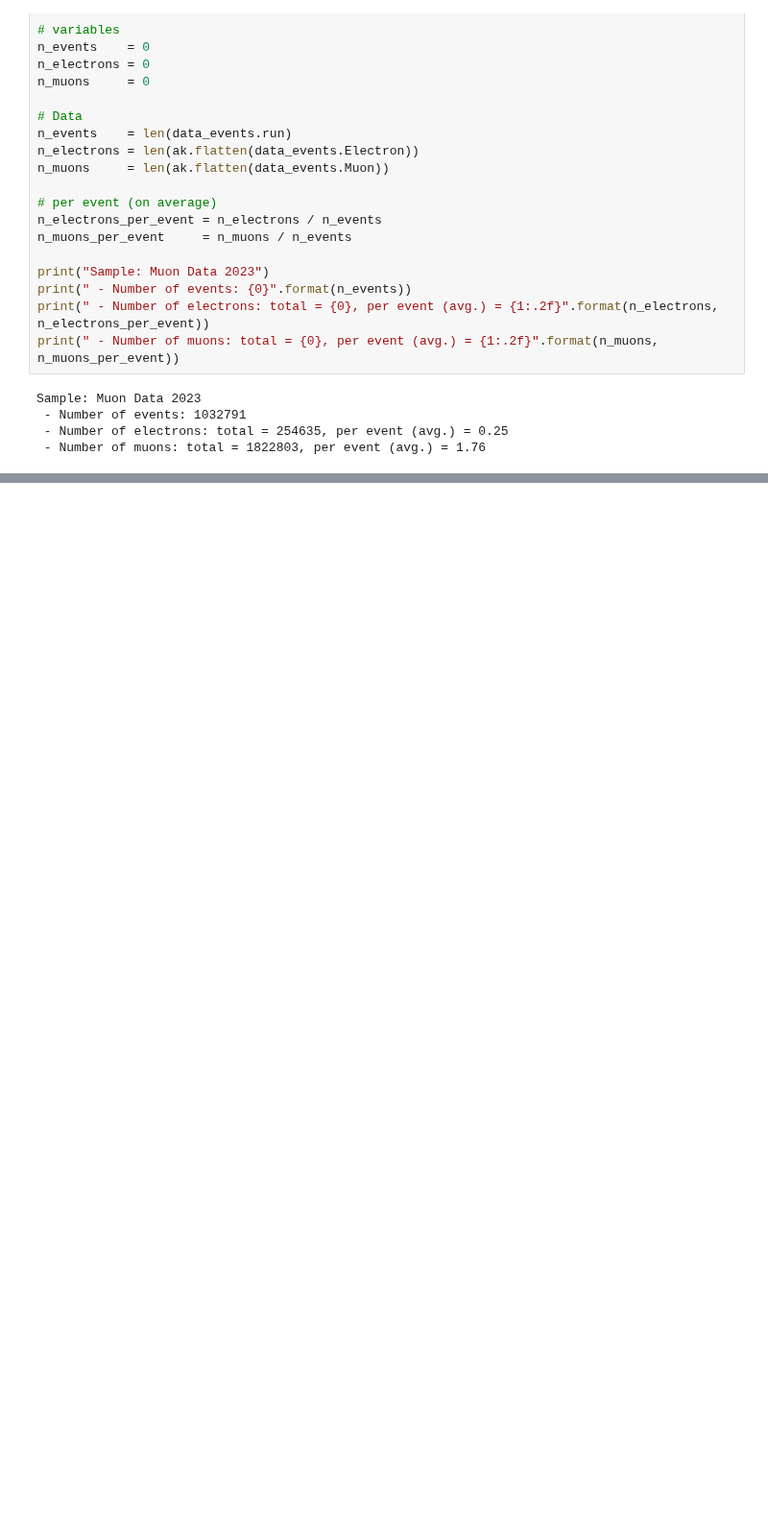
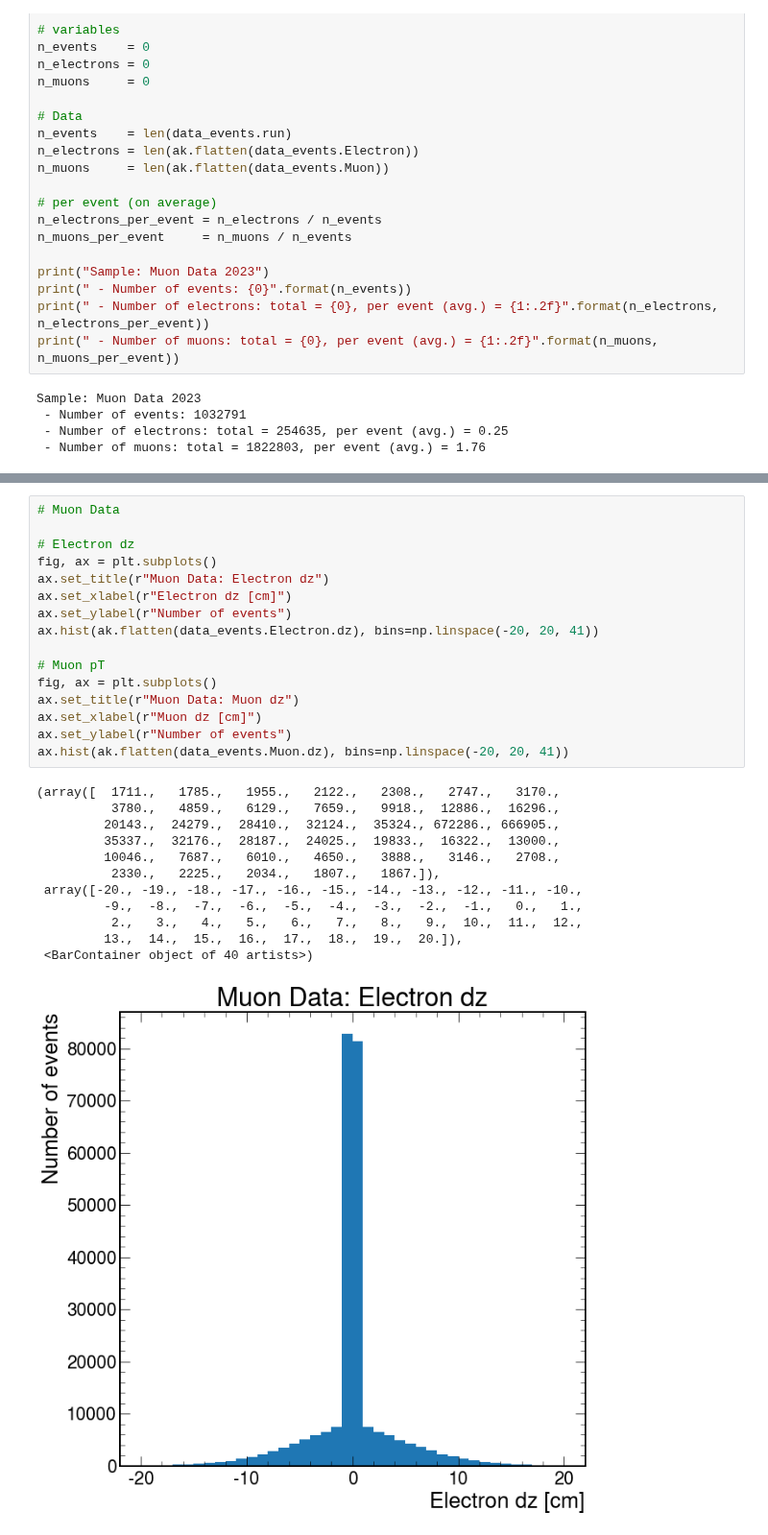
Before and after one commit to ku-cms/LeptonStudies, a Jupyter notebook: notebooks/electron_tnp_Jpsi_mass.ipynb, the cells around one changed output, grey strips where cells are left out. Shown at 96% size. Drawn from its saved outputs; the diff is of its cells as text; blank space fills up the shorter version.

```diff
--- a/notebooks/electron_tnp_Jpsi_mass.ipynb
+++ b/notebooks/electron_tnp_Jpsi_mass.ipynb
@@ -122,0 +140,29 @@ ax.hist(ak.flatten(data_events.Muon.pt), bins=np.linspace(0, 100, 101))
+# %%
+# Muon Data
+
+# Electron dz
+fig, ax = plt.subplots()
+ax.set_title(r"Muon Data: Electron dz")
+ax.set_xlabel(r"Electron dz [cm]")
+ax.set_ylabel(r"Number of events")
+ax.hist(ak.flatten(data_events.Electron.dz), bins=np.linspace(-20, 20, 41))
+
+# Muon pT
+fig, ax = plt.subplots()
+ax.set_title(r"Muon Data: Muon dz")
+ax.set_xlabel(r"Muon dz [cm]")
+ax.set_ylabel(r"Number of events")
+ax.hist(ak.flatten(data_events.Muon.dz), bins=np.linspace(-20, 20, 41))
+# %% [output]
+(array([  1711.,   1785.,   1955.,   2122.,   2308.,   2747.,   3170.,
+          3780.,   4859.,   6129.,   7659.,   9918.,  12886.,  16296.,
+         20143.,  24279.,  28410.,  32124.,  35324., 672286., 666905.,
+         35337.,  32176.,  28187.,  24025.,  19833.,  16322.,  13000.,
+         10046.,   7687.,   6010.,   4650.,   3888.,   3146.,   2708.,
+          2330.,   2225.,   2034.,   1807.,   1867.]),
+ array([-20., -19., -18., -17., -16., -15., -14., -13., -12., -11., -10.,
+         -9.,  -8.,  -7.,  -6.,  -5.,  -4.,  -3.,  -2.,  -1.,   0.,   1.,
+          2.,   3.,   4.,   5.,   6.,   7.,   8.,   9.,  10.,  11.,  12.,
+         13.,  14.,  15.,  16.,  17.,  18.,  19.,  20.]),
+ <BarContainer object of 40 artists>)
+[figure, added]
```
Also changed, not shown: parts of 3 cells of this notebook, 1 other file.
